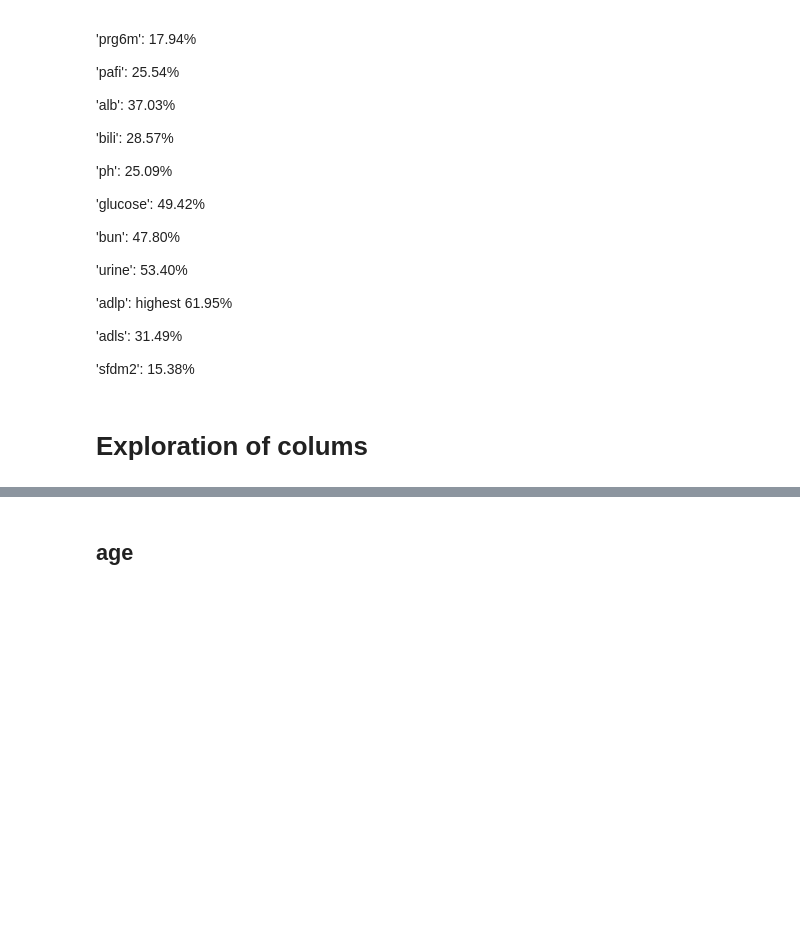
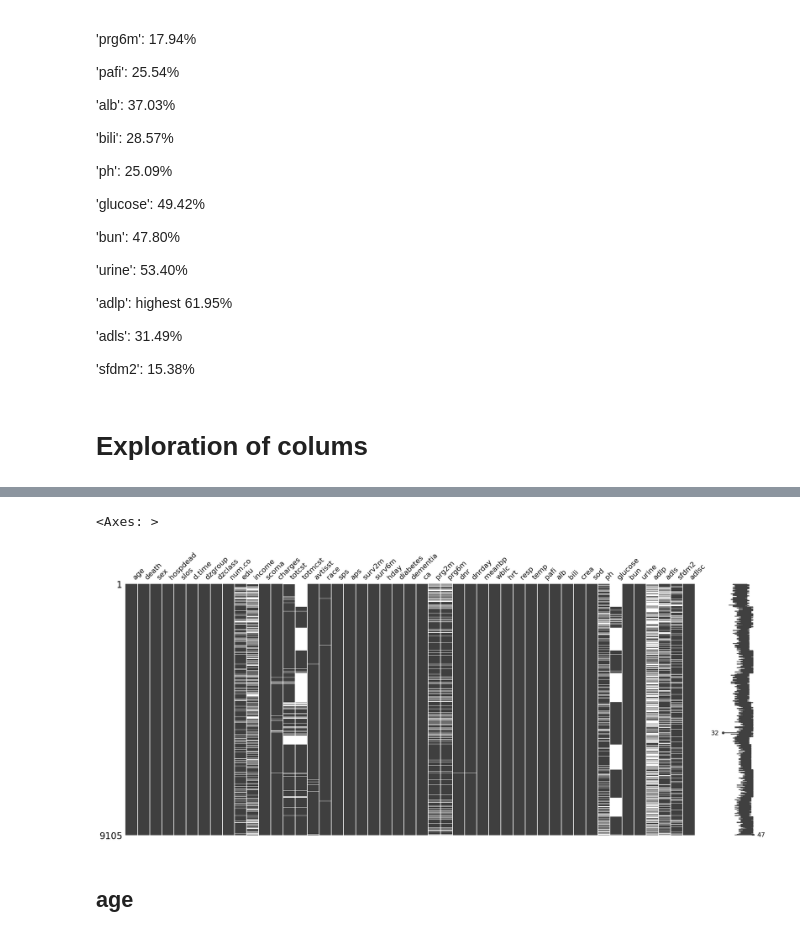
Before and after one commit to Parzon/SUPPORT2_ML_ANALYSIS, a Jupyter notebook: Support2_PyNotebook.ipynb, the cells around one changed output, grey strips where cells are left out. Drawn from its saved outputs; the diff is of its cells as text; code cells hidden in the pictures; blank space fills up the shorter version.

```diff
--- a/Support2_PyNotebook.ipynb
+++ b/Support2_PyNotebook.ipynb
@@ -461,3 +439,9 @@ metadata(data)
 'sfdm2': 15.38%
 # %% [markdown]
 # Exploration of colums
+# %%
+%pip install missingno
+import missingno as msno
+
+msno.matrix(data)
+# %% [output]
@@ -464,3 +465,5 @@ metadata(data)
+<Axes: >
+[figure, added]
 # %% [markdown]
 ## age
 # %%
```
Also changed, not shown: parts of 27 cells of this notebook.
